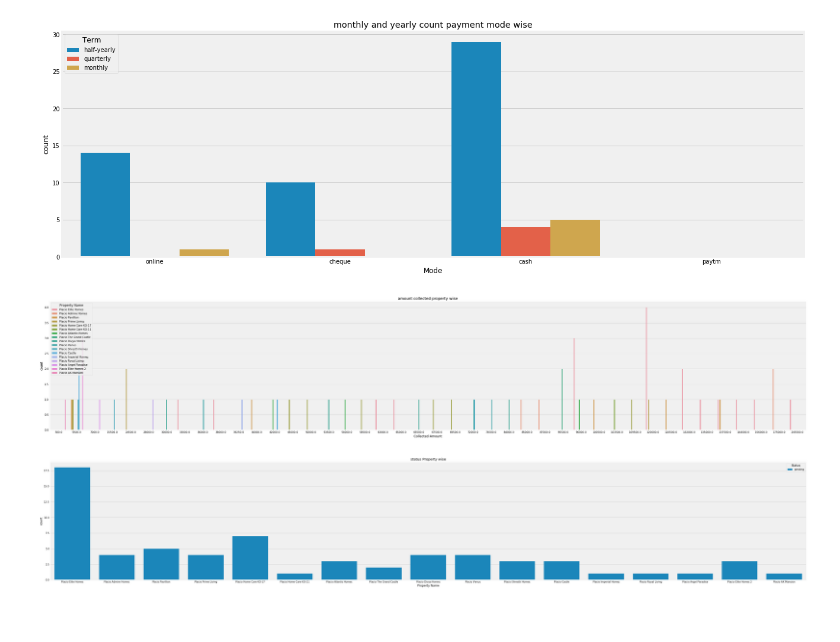
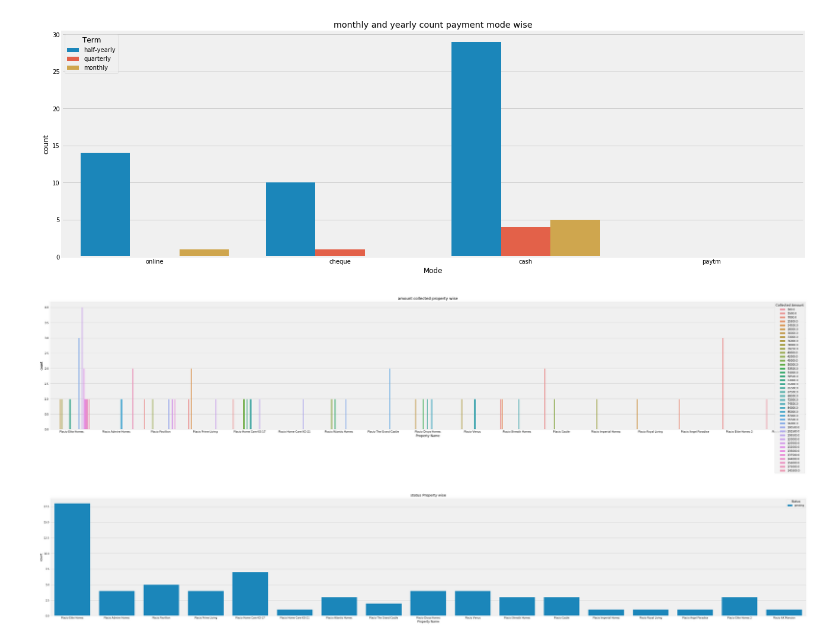
Before and after one commit to nerdyk3/placio_financial, a Jupyter notebook: 26_HMS_F.ipynb, the cells around one changed output. Drawn from its saved outputs; the diff is of its cells as text; code cells hidden in the pictures.

```diff
--- a/26_HMS_F.ipynb
+++ b/26_HMS_F.ipynb
@@ -99,11 +99,11 @@ mlt.show()
 [figure]
 # %%
 mlt.subplots(figsize=(46,9))
-sns.countplot(x=D26_['Collected Amount'],hue=D26_['Property Name'], data=D26_).set_title("amount collected property wise")
+sns.countplot(x=D26_['Property Name'],hue=D26_['Collected Amount'], data=D26_).set_title("amount collected property wise")
 #mlt.savefig('status_20180701_to_20180723.png')
 mlt.show()
 # %% [output]
-[figure, old version]
+[figure, new version]
 # %%
 mlt.subplots(figsize=(50,9))
 sns.countplot(x=D26_['Property Name'],hue=D26_['Status'], data=D26_).set_title("status Property wise")
```
Also changed, not shown: 4 other files.
